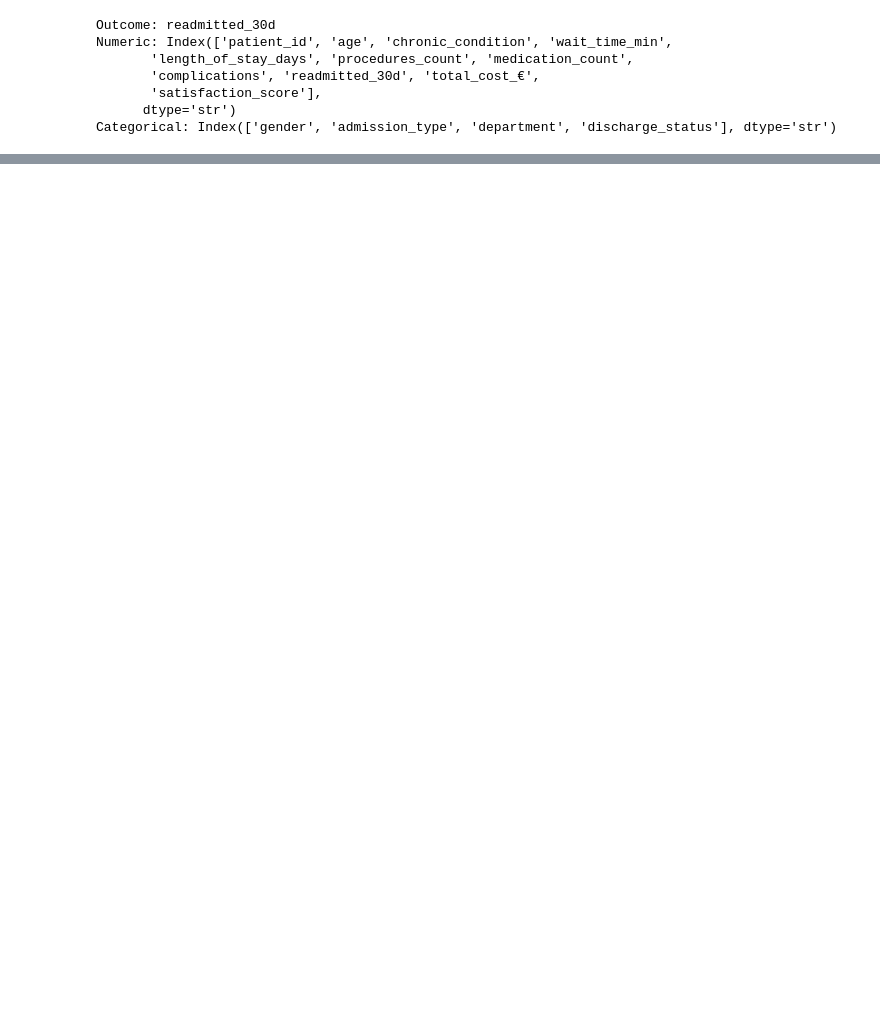
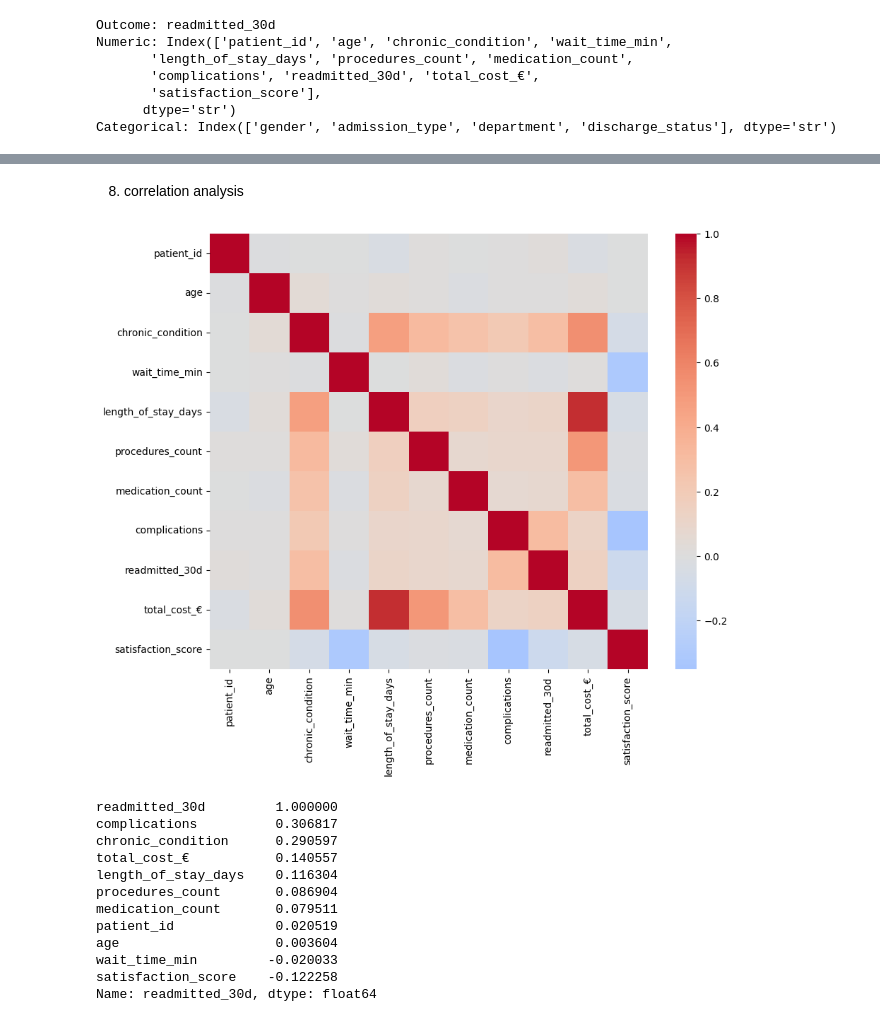
Before and after one commit to carina-ds/readmission, a Jupyter notebook: 00. EDA.ipynb, the cells around one changed output, grey strips where cells are left out. Cells and saved outputs as stored; diff of their text form; code cells hidden in the pictures; blank space fills up the shorter version.

```diff
--- a/00. EDA.ipynb
+++ b/00. EDA.ipynb
@@ -91,0 +221,26 @@ Categorical: Index(['gender', 'admission_type', 'department', 'discharge_status'
+# %% [markdown]
+8. correlation analysis
+# %%
+# correlation matrix
+corr = readmit_data[numeric_features].corr()
+
+plt.figure(figsize=(10,8))
+sns.heatmap(corr, cmap="coolwarm", center=0)
+plt.show()
+
+# correlation with outcome
+corr[outcome].sort_values(ascending=False)
+# %% [output]
+[figure, added]
+readmitted_30d         1.000000
+complications          0.306817
+chronic_condition      0.290597
+total_cost_€           0.140557
+length_of_stay_days    0.116304
+procedures_count       0.086904
+medication_count       0.079511
+patient_id             0.020519
+age                    0.003604
+wait_time_min         -0.020033
+satisfaction_score    -0.122258
+Name: readmitted_30d, dtype: float64
```
Also changed, not shown: parts of 35 cells of this notebook.
